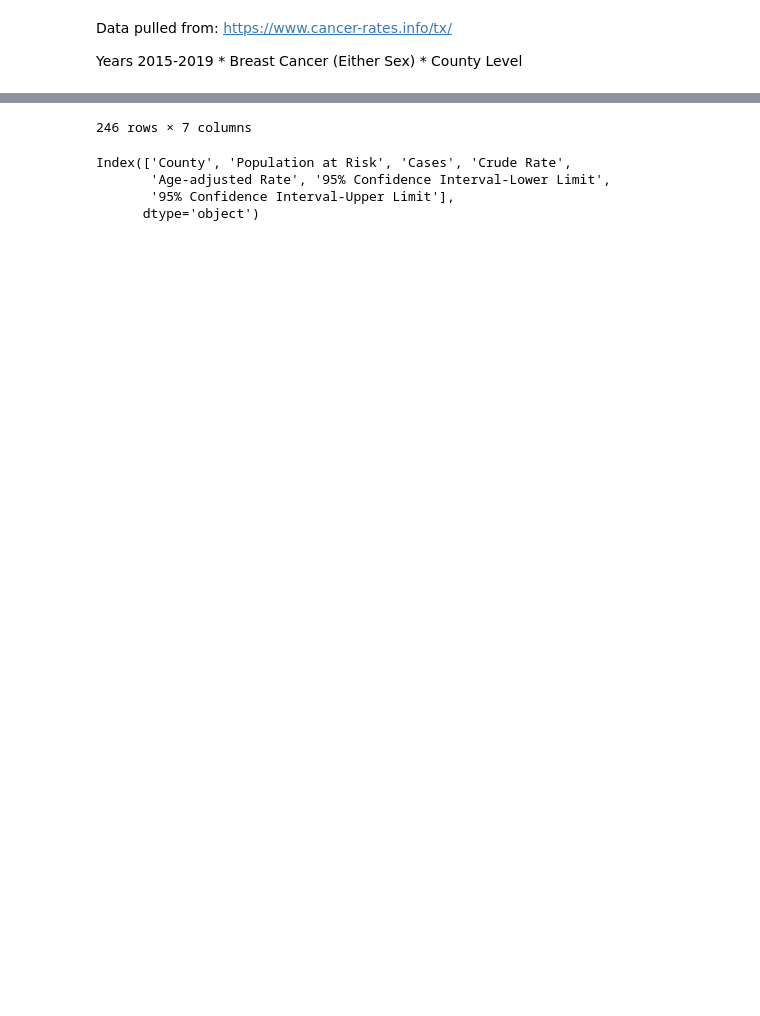
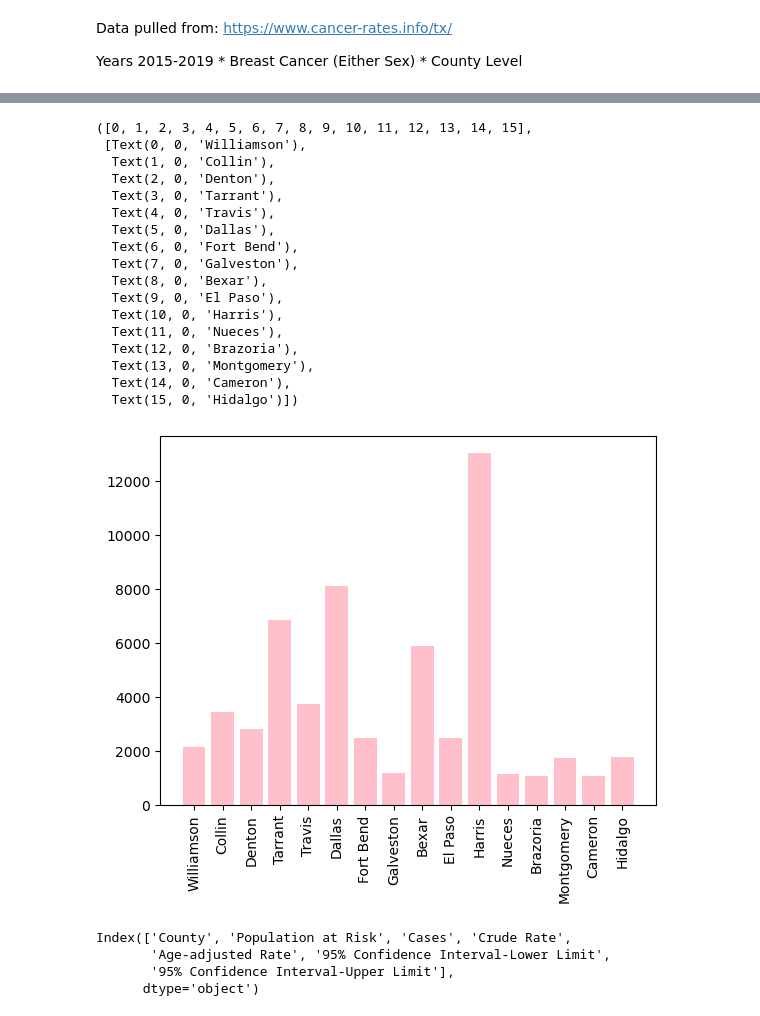
Before and after one commit to emilymees/Project-One, a Jupyter notebook: Shelby/breastcancer.ipynb, the cells around one changed output, grey strips where cells are left out. Drawn from its saved outputs; the diff is of its cells as text; code cells hidden in the pictures; blank space fills up the shorter version.

Commit message:
added visualizations

```diff
--- a/Shelby/breastcancer.ipynb
+++ b/Shelby/breastcancer.ipynb
@@ -15,5 +15,12 @@ csv_path = Path("CSV_Files/bcancertexas.csv")
 breast_cancer_texas = pd.read_csv(csv_path, skiprows=2)
 bct_clean= breast_cancer_texas.replace('~',0, regex=True)
 bct_clean_drop=bct_clean.drop([246,247, 248, 249])
-bct_clean_drop
+bct_clean_drop["Cases"]= bct_clean_drop["Cases"].astype(int)
+bct_clean_drop["Cases"]
+y_var= bct_clean_drop.loc[bct_clean_drop["Cases"]>1000]
+y_var
+
+#Bar graph of counties in texas that have over 1000 cases of breast cancer 2015-2019
+plt.bar(y_var["County"], y_var["Cases"], color="pink")
+plt.xticks(rotation=90)
 # %% [output]
@@ -32,4 +27,21 @@ bct_clean_drop
-246 rows × 7 columns
+([0, 1, 2, 3, 4, 5, 6, 7, 8, 9, 10, 11, 12, 13, 14, 15],
+ [Text(0, 0, 'Williamson'),
+  Text(1, 0, 'Collin'),
+  Text(2, 0, 'Denton'),
+  Text(3, 0, 'Tarrant'),
+  Text(4, 0, 'Travis'),
+  Text(5, 0, 'Dallas'),
+  Text(6, 0, 'Fort Bend'),
+  Text(7, 0, 'Galveston'),
+  Text(8, 0, 'Bexar'),
+  Text(9, 0, 'El Paso'),
+  Text(10, 0, 'Harris'),
+  Text(11, 0, 'Nueces'),
+  Text(12, 0, 'Brazoria'),
+  Text(13, 0, 'Montgomery'),
+  Text(14, 0, 'Cameron'),
+  Text(15, 0, 'Hidalgo')])
+[figure, added]
 # %%
 breast_cancer_texas.columns
 # %% [output]
```
Also changed, not shown: parts of 6 cells of this notebook.
